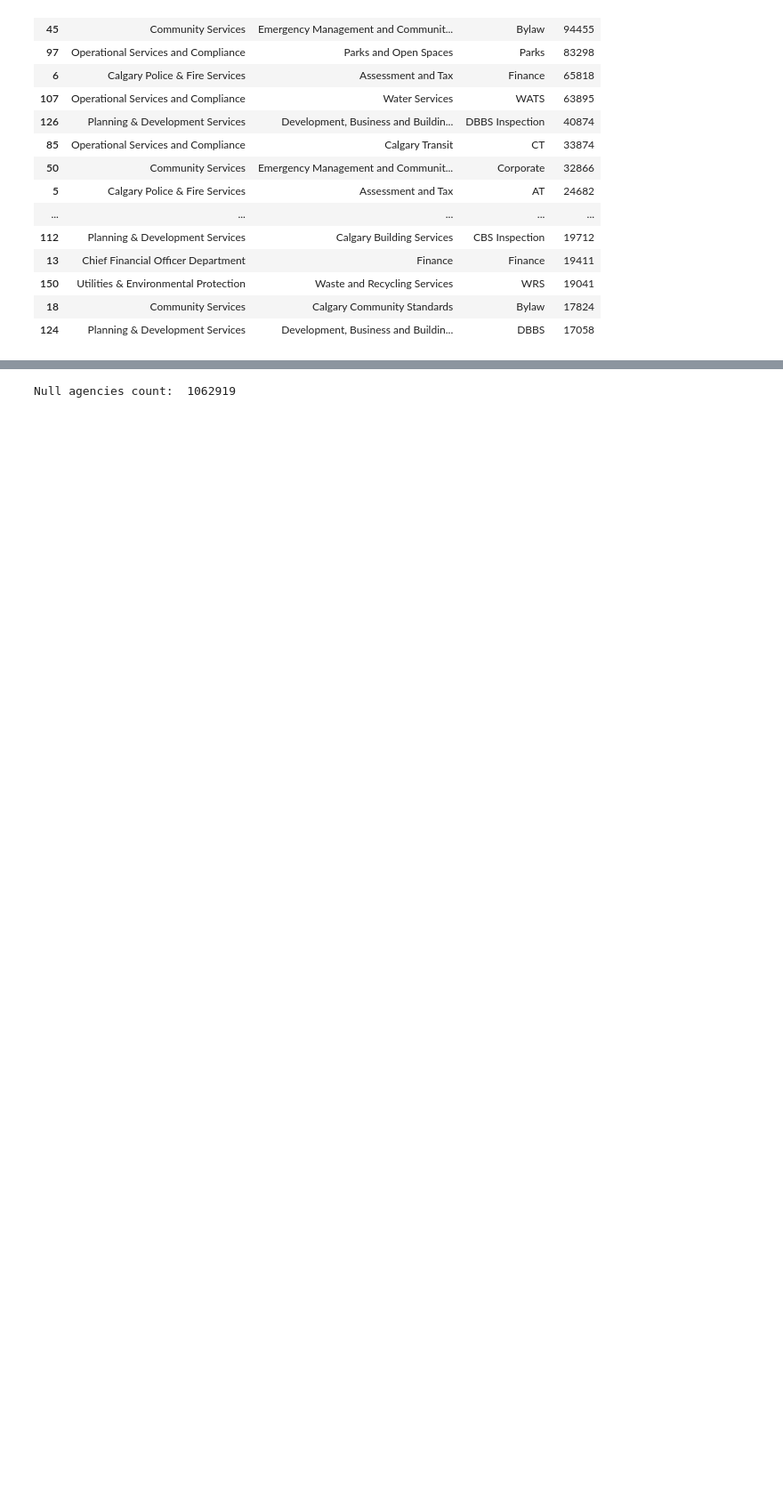
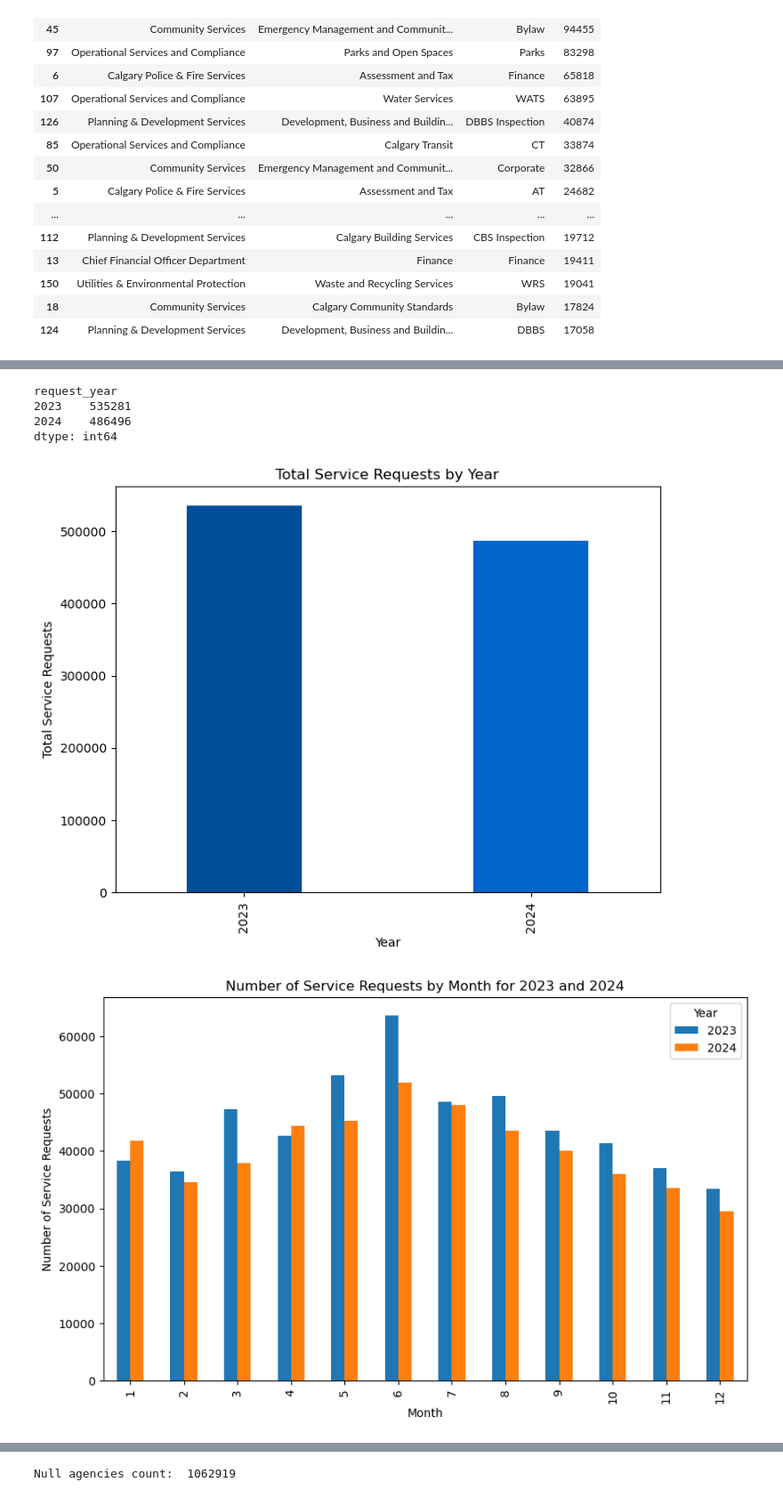
Before and after one commit to AnithaUofC/311ServiceRequests, a Jupyter notebook: 311DataWrangling.ipynb, the cells around one changed output, grey strips where cells are left out. Shown at 89% size. Cells and saved outputs as stored; diff of their text form; code cells hidden in the pictures; blank space fills up the shorter version.

```diff
--- a/311DataWrangling.ipynb
+++ b/311DataWrangling.ipynb
@@ -1054,0 +1029,50 @@ Unique 311 request sources are:
+# %%
+# Aggregate the data by year and month
+yearly_data = efficiencyDF.groupby('request_year').size()
+display(yearly_data)
+# Plot the number of service requests by year
+plt.figure(figsize=(8, 6))
+yearly_data.plot(kind='bar', color=['#004D99', '#0066CC'], width = 0.40)
+plt.xlabel('Year')
+plt.ylabel('Total Service Requests')
+plt.title('Total Service Requests by Year')
+plt.show()
+
+# Filter the data for the years 2023 and 2024
+efficiencyDF_filtered = efficiencyDF[(efficiencyDF['request_year'] == 2023) | (efficiencyDF['request_year'] == 2024)]
+# Group by year and month and count the number of service requests
+monthly_trends = efficiencyDF_filtered.groupby(['request_year', 'request_month']).size().reset_index(name='service_request_count')
+# Pivot the table to make it easier to plot
+monthly_trends_pivot = monthly_trends.pivot(index='request_month', columns='request_year', values='service_request_count')
+monthly_trends_pivot.plot(kind='bar', figsize=(10, 6))
+plt.xlabel('Month')
+plt.ylabel('Number of Service Requests')
+plt.title('Number of Service Requests by Month for 2023 and 2024')
+plt.legend(title='Year')
+plt.show()
+
+# Display the result
+display(monthly_trends_pivot)
+
+
+# Group by season and year and count the number of service requests
+seasonal_trends = efficiencyDF_filtered.groupby(['Season', 'request_year']).size().reset_index(name='service_request_count')
+# Pivot the table to make it easier to plot
+seasonal_trends_pivot = seasonal_trends.pivot(index='Season', columns='request_year', values='service_request_count')
+# Plotting with custom bar width
+seasonal_trends_pivot.plot(kind='bar', figsize=(10, 6), width =0.5)
+plt.xlabel('Season')
+plt.ylabel('Number of Service Requests')
+plt.title('Number of Service Requests by Season for 2023 and 2024')
+plt.legend(title='Year')
+plt.show()
+
+# Display the result
+display(seasonal_trends)
+# %% [output]
+request_year
+2023    535281
+2024    486496
+dtype: int64
+[figure, added]
+[figure, added]
```
Also changed, not shown: parts of 19 cells of this notebook.
